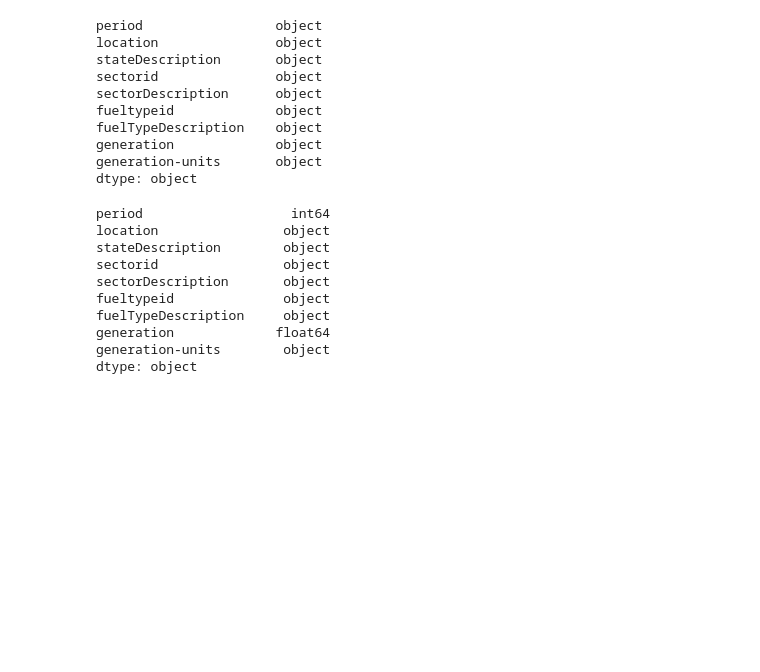
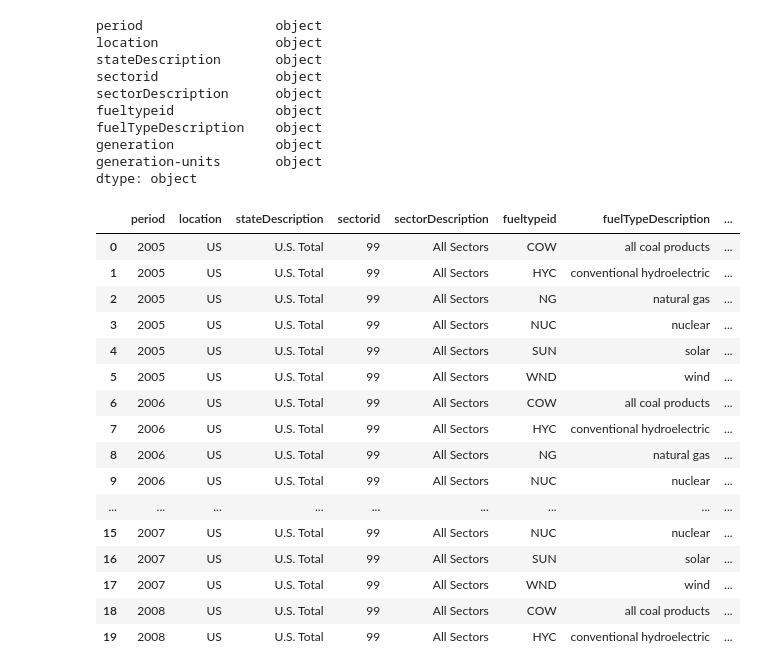
Before and after one commit to colleenpangilinan/us-emissions-dashboard, a Jupyter notebook: notebooks/01_fetch_data.ipynb, the cells around one changed output. Saved outputs shown, nothing was run; the diff lists cells and outputs as text; code cells hidden in the pictures; blank space fills up the shorter version.

```diff
--- a/notebooks/01_fetch_data.ipynb
+++ b/notebooks/01_fetch_data.ipynb
@@ -148,17 +148,24 @@ dtype: object
 # %%
 # converting data
 eia_df['period'] = eia_df['period'].astype(int)
 eia_df['generation'] = eia_df['generation'].astype(float)
 
-eia_df.dtypes
+eia_df.head(20)
 # %% [output]
-period                   int64
-location                object
-stateDescription        object
-sectorid                object
-sectorDescription       object
-fueltypeid              object
-fuelTypeDescription     object
-generation             float64
-generation-units        object
-dtype: object
+|  | period | location | stateDescription | sectorid | sectorDescription | fueltypeid | fuelTypeDescription | ... |
+| 0 | 2005 | US | U.S. Total | 99 | All Sectors | COW | all coal products | ... |
+| 1 | 2005 | US | U.S. Total | 99 | All Sectors | HYC | conventional hydroelectric | ... |
+| 2 | 2005 | US | U.S. Total | 99 | All Sectors | NG | natural gas | ... |
+| 3 | 2005 | US | U.S. Total | 99 | All Sectors | NUC | nuclear | ... |
+| 4 | 2005 | US | U.S. Total | 99 | All Sectors | SUN | solar | ... |
+| 5 | 2005 | US | U.S. Total | 99 | All Sectors | WND | wind | ... |
+| 6 | 2006 | US | U.S. Total | 99 | All Sectors | COW | all coal products | ... |
+| 7 | 2006 | US | U.S. Total | 99 | All Sectors | HYC | conventional hydroelectric | ... |
+| 8 | 2006 | US | U.S. Total | 99 | All Sectors | NG | natural gas | ... |
+| 9 | 2006 | US | U.S. Total | 99 | All Sectors | NUC | nuclear | ... |
+| ... | ... | ... | ... | ... | ... | ... | ... | ... |
+| 15 | 2007 | US | U.S. Total | 99 | All Sectors | NUC | nuclear | ... |
+| 16 | 2007 | US | U.S. Total | 99 | All Sectors | SUN | solar | ... |
+| 17 | 2007 | US | U.S. Total | 99 | All Sectors | WND | wind | ... |
+| 18 | 2008 | US | U.S. Total | 99 | All Sectors | COW | all coal products | ... |
+| 19 | 2008 | US | U.S. Total | 99 | All Sectors | HYC | conventional hydroelectric | ... |
```
Also changed, not shown: parts of 1 cell of this notebook.
